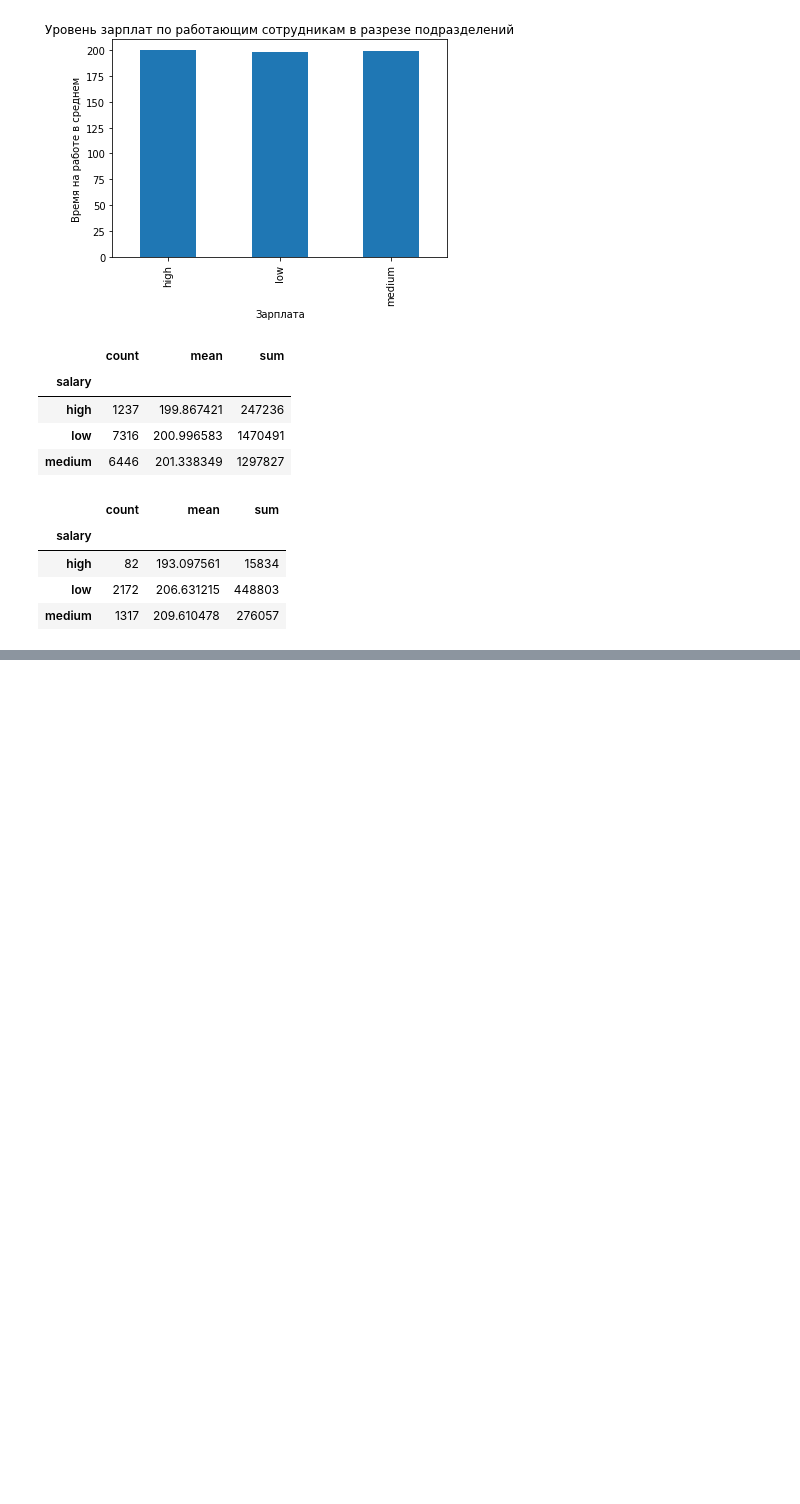
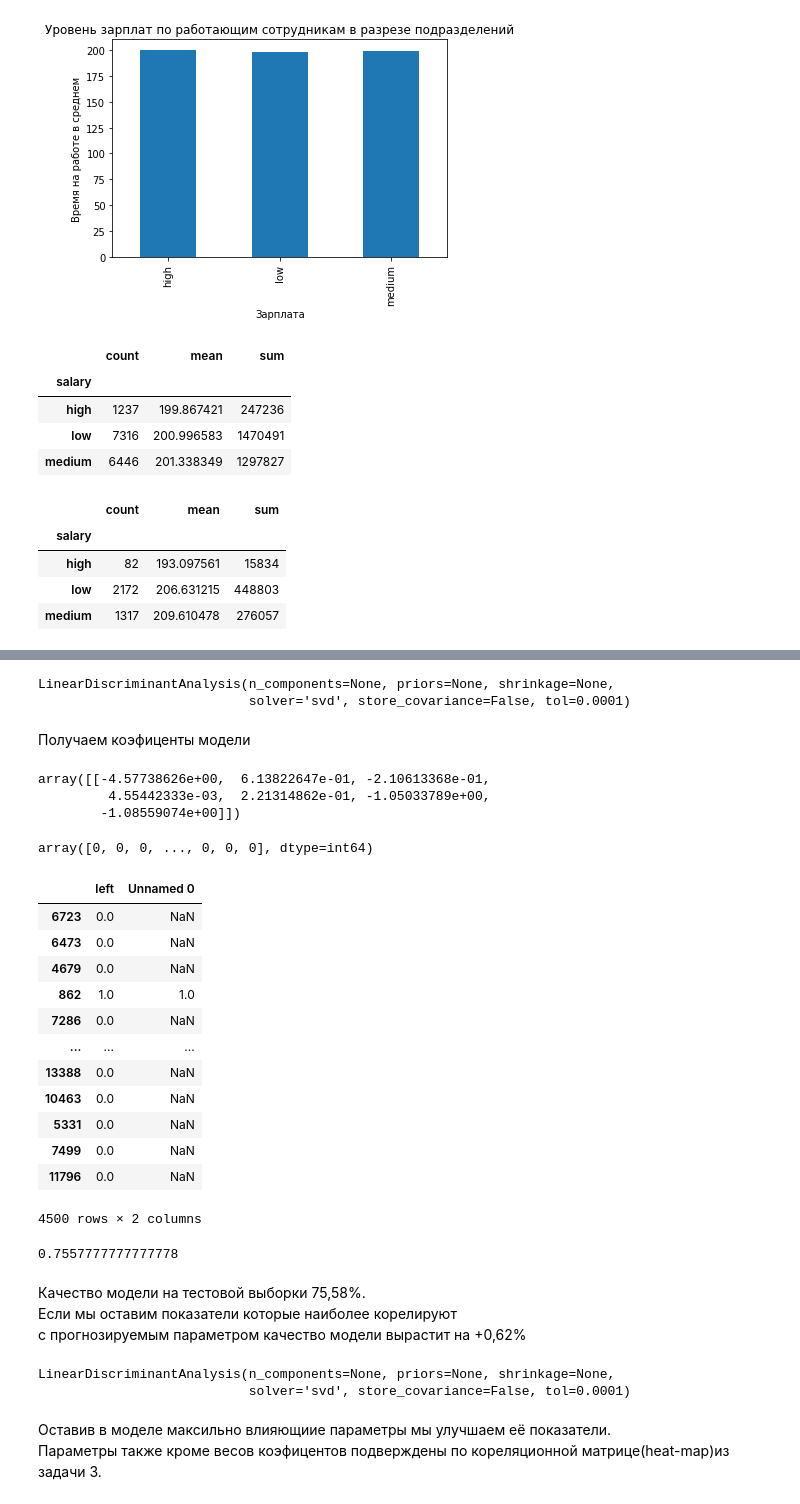
Before and after one commit to IngvarL/pudo-20, a Jupyter notebook: Diplom/Diplom_loboviv.ipynb, the cells around one changed output, grey strips where cells are left out. Cells and saved outputs as stored; diff of their text form; code cells hidden in the pictures; blank space fills up the shorter version.

```diff
--- a/Diplom/Diplom_loboviv.ipynb
+++ b/Diplom/Diplom_loboviv.ipynb
@@ -199,0 +245,4 @@ hr[hr.left == 1].pivot_table(index = 'salary',  values = 'average_montly_hours',
+# %%
+X = hr[['satisfaction_level','last_evaluation','number_project','average_montly_hours','time_spend_company','Work_accident','promotion_last_5years']]
+y = hr['left']
+X_train, X_test, y_train, y_test = train_test_split(X, y, test_size=0.30, random_state=42)
@@ -199,0 +253,36 @@ hr[hr.left == 1].pivot_table(index = 'salary',  values = 'average_montly_hours',
+# %%
+model = LDA()
+model.fit(X_train, y_train)
+# %% [output]
+LinearDiscriminantAnalysis(n_components=None, priors=None, shrinkage=None,
+                           solver='svd', store_covariance=False, tol=0.0001)
+# %% [markdown]
+Получаем коэфиценты модели
+# %%
+model.coef_
+# %% [output]
+array([[-4.57738626e+00,  6.13822647e-01, -2.10613368e-01,
+         4.55442333e-03,  2.21314862e-01, -1.05033789e+00,
+        -1.08559074e+00]])
+# %%
+model.predict(X_test).T
+# %% [output]
+array([0, 0, 0, ..., 0, 0, 0], dtype=int64)
+# %%
+result = pd.DataFrame([y_test, model.predict(X_test)]).T
+# %%
+result
+# %% [output]
+|  | left | Unnamed 0 |
+| 6723 | 0.0 | NaN |
+| 6473 | 0.0 | NaN |
+| 4679 | 0.0 | NaN |
+| 862 | 1.0 | 1.0 |
+| 7286 | 0.0 | NaN |
+| ... | ... | ... |
+| 13388 | 0.0 | NaN |
+| 10463 | 0.0 | NaN |
+| 5331 | 0.0 | NaN |
+| 7499 | 0.0 | NaN |
+| 11796 | 0.0 | NaN |
+4500 rows × 2 columns
@@ -199,0 +291,20 @@ hr[hr.left == 1].pivot_table(index = 'salary',  values = 'average_montly_hours',
+# %%
+accuracy_score(y_test, model.predict(X_test))
+# %% [output]
+0.7557777777777778
+# %% [markdown]
+Качество модели на тестовой выборки 75,58%.
+Если мы оставим показатели которые наиболее корелируют
+с прогнозируемым параметром качество модели вырастит на +0,62%
+# %%
+X = hr[['satisfaction_level','Work_accident','promotion_last_5years']]
+y = hr['left']
+X_train, X_test, y_train, y_test = train_test_split(X, y, test_size=0.30, random_state=42)
+model2 = LDA()
+model2.fit(X_train, y_train)
+# %% [output]
+LinearDiscriminantAnalysis(n_components=None, priors=None, shrinkage=None,
+                           solver='svd', store_covariance=False, tol=0.0001)
+# %% [markdown]
+Оставив в моделе максильно влияющиие параметры мы улучшаем её показатели.
+Параметры также кроме весов коэфицентов подверждены по кореляционной матрице(heat-map)из задачи 3.
```
Also changed, not shown: parts of 16 cells of this notebook.
